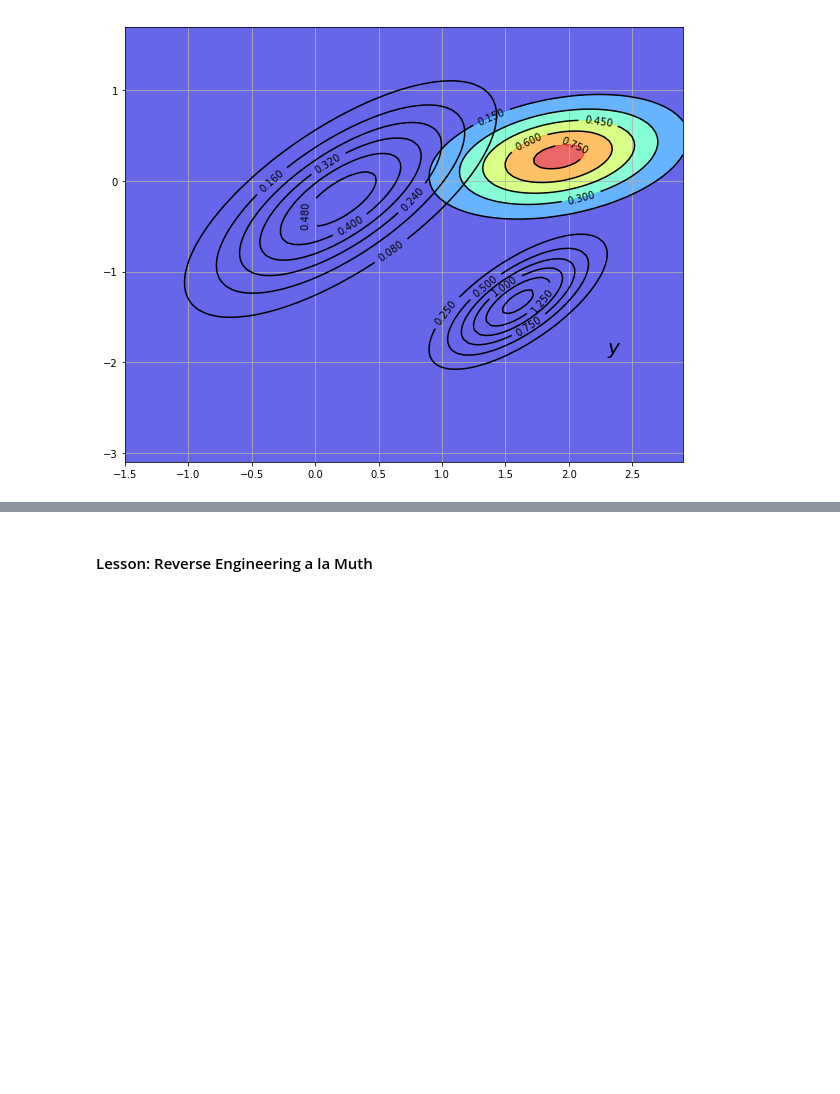
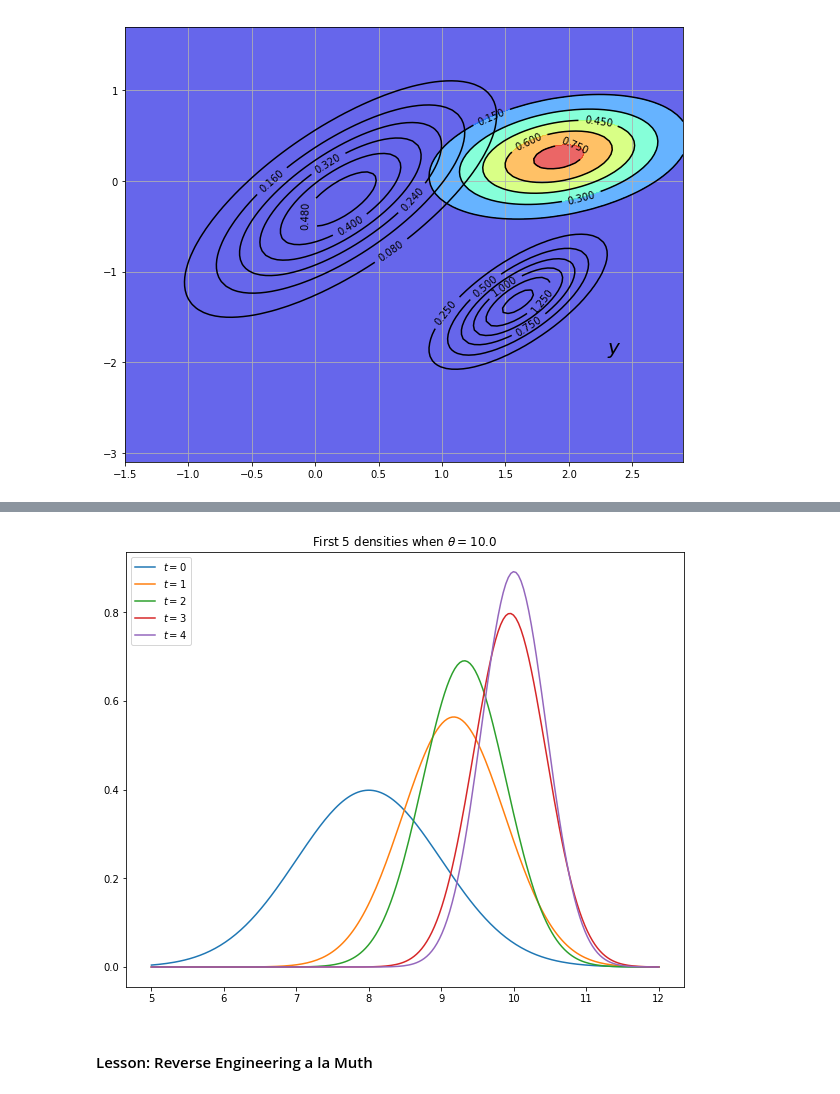
Before and after one commit to PanPip/QuantEcon_Tasks, a Jupyter notebook: Tools_and_techniques.ipynb, the cells around one changed output, grey strips where cells are left out. Drawn from its saved outputs; the diff is of its cells as text; code cells hidden in the pictures; blank space fills up the shorter version.

Commit message:
Continuing the lesson on the First Look at the Kalman Filter

```diff
--- a/Tools_and_techniques.ipynb
+++ b/Tools_and_techniques.ipynb
@@ -1311,3 +1315,33 @@ plt.show()
+# %%
+θ = 10
+A, C, G, H = 1, 0, 1, 1
+ss = LinearStateSpace(A, C, G, H, mu_0=θ)
+
+# Set prior, initialize kalman filter
+x_hat_0, Σ_0 = 8, 1
+kalman = Kalman(ss, x_hat_0, Σ_0)
+
+# Draw observations of y from state space model
+N = 5
+x, y = ss.simulate(N)
+y = y.flatten()
+
+# Set up plot
+fig, ax = plt.subplots(figsize=(10,8))
+xgrid = np.linspace(θ - 5, θ + 2, 200)
+
+for i in range(N):
+    # Record the current predicted mean and variance
+    m, v = [float(z) for z in (kalman.x_hat, kalman.Sigma)]
+    # Plot, update filter
+    ax.plot(xgrid, norm.pdf(xgrid, loc=m, scale=np.sqrt(v)), label=f'$t={i}$')
+    kalman.update(y[i])
+
+ax.set_title(f'First {N} densities when $\\theta = {θ:.1f}$')
+ax.legend(loc='upper left')
+plt.show()
+# %% [output]
+[figure, added]
 # %% [markdown]
 #### Lesson: Reverse Engineering a la Muth
 # %%
```
Also changed, not shown: parts of 1 cell of this notebook, 1 other file.
